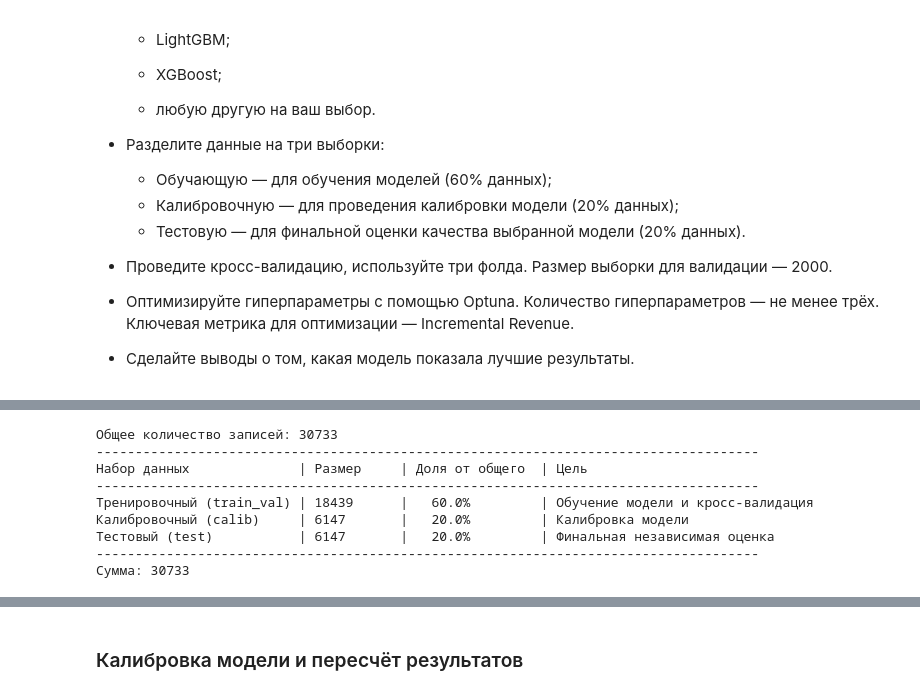
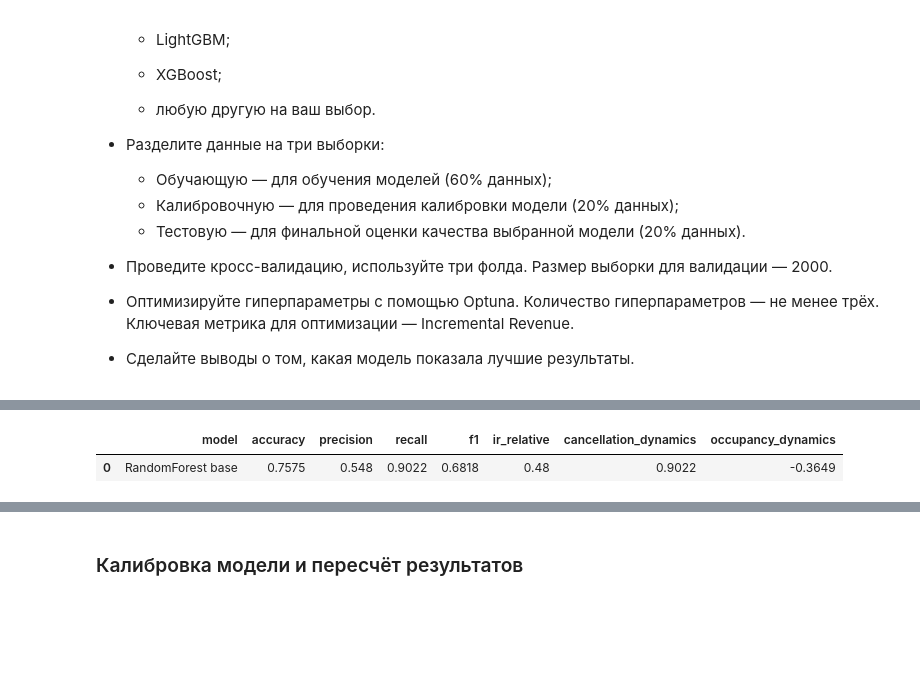
Before and after one commit to TemaQDX/project_module_04_urbanstay, a Jupyter notebook: project_module_04_urbanstay_Artem_Burov.ipynb, the cells around one changed output, grey strips where cells are left out. Cells and saved outputs as stored; diff of their text form; code cells hidden in the pictures; blank space fills up the shorter version.

```diff
--- a/project_module_04_urbanstay_Artem_Burov.ipynb
+++ b/project_module_04_urbanstay_Artem_Burov.ipynb
@@ -1806,0 +1806,7 @@ print(f"Итоговое число признаков: {df_hotel.shape[1]}")
+# %%
+# Приводим категориальные признаки к типу category
+for col in categorical_features:
+	# приведение всех категориальных признаков к pd.categorical
+	df_hotel[col] = df_hotel[col].astype('category')
+
+df_hotel.info()
@@ -1806,0 +1878,8 @@ print(f"Итоговое число признаков: {df_hotel.shape[1]}")
+# %%
+# Сплиттер: 3 фолда, 2000 записей на валидацию, стратификация
+
+cv = StratifiedShuffleSplit(
+    n_splits=3,
+    test_size=2000,
+    random_state=RANDOM_SEED
+)
@@ -1890,47 +1976,18 @@ Pipeline(steps=[('preprocessor',
-# %%
-# 1. Разделяем признаки и целевую переменную
-X = df_hotel.drop(columns=[target])
-y = df_hotel[target]
-
-# 2. Независимое разбиение train_val (60%), calib (20%), test (20%)
-# Отделяем финальный тестовый набор 20%
-X_train_val_calib, X_test, y_train_val_calib, y_test = train_test_split(
-    X, y, test_size=0.2, random_state=RANDOM_SEED, stratify=y
-)
-
-# Отделяем калибровочную выборку 20% от исходных данных (т.е. 25% от train_val_calib)
-X_train_val, X_calib, y_train_val, y_calib = train_test_split(
-    X_train_val_calib, y_train_val_calib,
-    test_size=0.25, random_state=RANDOM_SEED, stratify=y_train_val_calib
-)
-
-# 3. Проверка размеров выборки с процентами
-total_rows = X.shape[0]
-
-train_val_size = X_train_val.shape[0]
-calib_size = X_calib.shape[0]
-test_size = X_test.shape[0]
-
-train_val_pct = train_val_size / total_rows * 100
-calib_pct = calib_size / total_rows * 100
-test_pct = test_size / total_rows * 100
-
-print(f"Общее количество записей: {total_rows}")
-print("-" * 85)
-print(f"{'Набор данных':<25} | {'Размер':<10} | {'Доля от общего':<15} | {'Цель'}")
-print("-" * 85)
-print(f"Тренировочный (train_val) | {train_val_size:<10} | {train_val_pct:>6.1f}%         | Обучение модели и кросс-валидация")
-print(f"Калибровочный (calib)     | {calib_size:<10} | {calib_pct:>6.1f}%         | Калибровка модели")
-print(f"Тестовый (test)           | {test_size:<10} | {test_pct:>6.1f}%         | Финальная независимая оценка")
-print("-" * 85)
-print(f"Сумма: {train_val_size + calib_size + test_size}")
-# %% [output]
-Общее количество записей: 30733
--------------------------------------------------------------------------------------
-Набор данных              | Размер     | Доля от общего  | Цель
--------------------------------------------------------------------------------------
-Тренировочный (train_val) | 18439      |   60.0%         | Обучение модели и кросс-валидация
-Калибровочный (calib)     | 6147       |   20.0%         | Калибровка модели
-Тестовый (test)           | 6147       |   20.0%         | Финальная независимая оценка
--------------------------------------------------------------------------------------
-Сумма: 30733
+# %%
+# Кросс-валидация базовой модели Random Forest
+# ---------------------------------------------------------
+cv_results_rfc_base = cross_validate(
+    estimator=pipeline_rfc_base,
+    X=X_train_val,
+    y=y_train_val,
+    cv=cv,
+    scoring=scorers,
+    return_train_score=False,
+    n_jobs=-1
+)
+
+df_cv_results = update_metrics_df(metrics_dict=cv_results_rfc_base, model_name='RandomForest base')
+df_cv_results
+# %% [output]
+|  | model | accuracy | precision | recall | f1 | ir_relative | cancellation_dynamics | occupancy_dynamics |
+| 0 | RandomForest base | 0.7575 | 0.548 | 0.9022 | 0.6818 | 0.48 | 0.9022 | -0.3649 |
```
Also changed, not shown: parts of 20 cells of this notebook, 4 other files.
